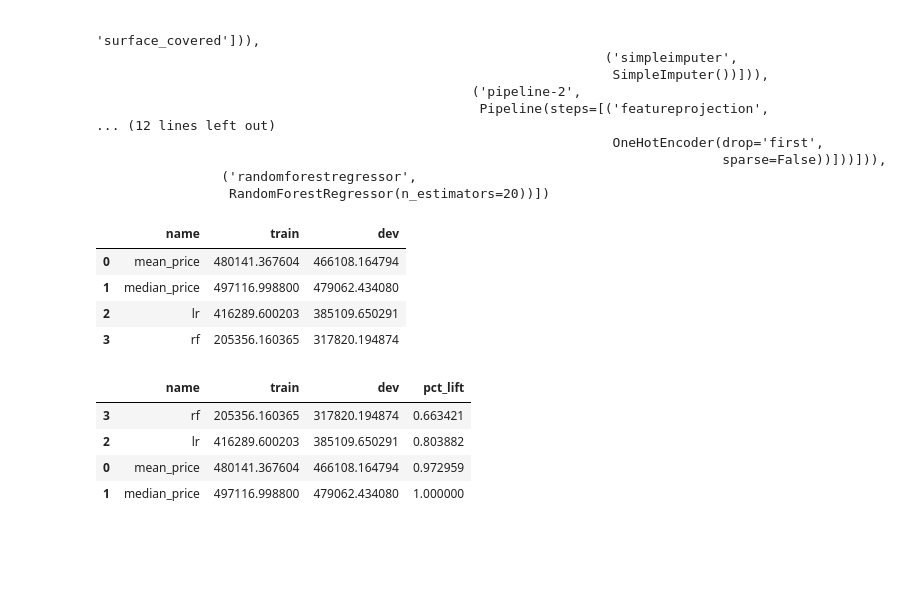
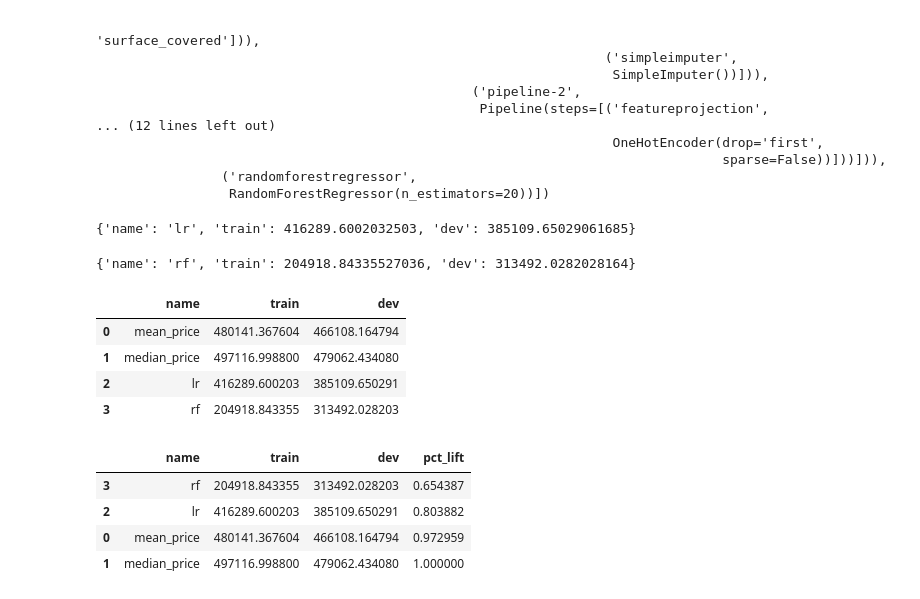
Before and after one commit to elsonidoq/ml-practico-2022, a Jupyter notebook: notebooks/taller-model-selection/02-fit-one-model.ipynb, the cells around one changed output. Saved outputs shown, nothing was run; the diff lists cells and outputs as text; code cells hidden in the pictures; blank space fills up the shorter version.

```diff
--- a/notebooks/taller-model-selection/02-fit-one-model.ipynb
+++ b/notebooks/taller-model-selection/02-fit-one-model.ipynb
@@ -19,7 +44,7 @@ sys.path.append('../../lib')
 # %%
 from taller_model_selection.evaluate import load_train_dev_test
 
-(X_train, y_train), (X_dev, y_dev), test = load_train_dev_test('.')
+(X_train, y_train), (X_dev, y_dev), test = load_train_dev_test('/content/gdrive/MyDrive/taller-model-selection-data')
 # %% [output]
 {'pct(train)': 0.7837289649483001, 'pct(dev)': 0.11952685477518159, 'pct(test)': 0.09674418027651828}
 # %%
@@ -39,0 +66,4 @@ median_price = np.median(y_train)
+# %%
+from taller_model_selection.evaluate import Evaluator
+
+evaluator = Evaluator(X_train, y_train, X_dev, y_dev)
@@ -144,18 +162,26 @@ def eval_pipe(model_name, pipe):
+# %%
+evaluator.eval_pipe('lr', lr_pipe)
+# %% [output]
+{'name': 'lr', 'train': 416289.6002032503, 'dev': 385109.65029061685}
+# %%
+evaluator.eval_pipe('rf', rf_pipe)
+# %% [output]
+{'name': 'rf', 'train': 204918.84335527036, 'dev': 313492.0282028164}
 # %%
-df = pd.DataFrame(baselines + [eval_pipe('lr', lr_pipe), eval_pipe('rf', rf_pipe)])
+df = pd.DataFrame(evaluator.evaluations)
 df
 # %% [output]
 |  | name | train | dev |
 | 0 | mean_price | 480141.367604 | 466108.164794 |
 | 1 | median_price | 497116.998800 | 479062.434080 |
 | 2 | lr | 416289.600203 | 385109.650291 |
-| 3 | rf | 205356.160365 | 317820.194874 |
+| 3 | rf | 204918.843355 | 313492.028203 |
 # %%
 df['pct_lift'] = df.dev / df.dev.max()
 df.sort_values('dev')
 # %% [output]
 |  | name | train | dev | pct_lift |
-| 3 | rf | 205356.160365 | 317820.194874 | 0.663421 |
+| 3 | rf | 204918.843355 | 313492.028203 | 0.654387 |
 | 2 | lr | 416289.600203 | 385109.650291 | 0.803882 |
 | 0 | mean_price | 480141.367604 | 466108.164794 | 0.972959 |
 | 1 | median_price | 497116.998800 | 479062.434080 | 1.000000 |
```
Also changed, not shown: parts of 13 cells of this notebook.
